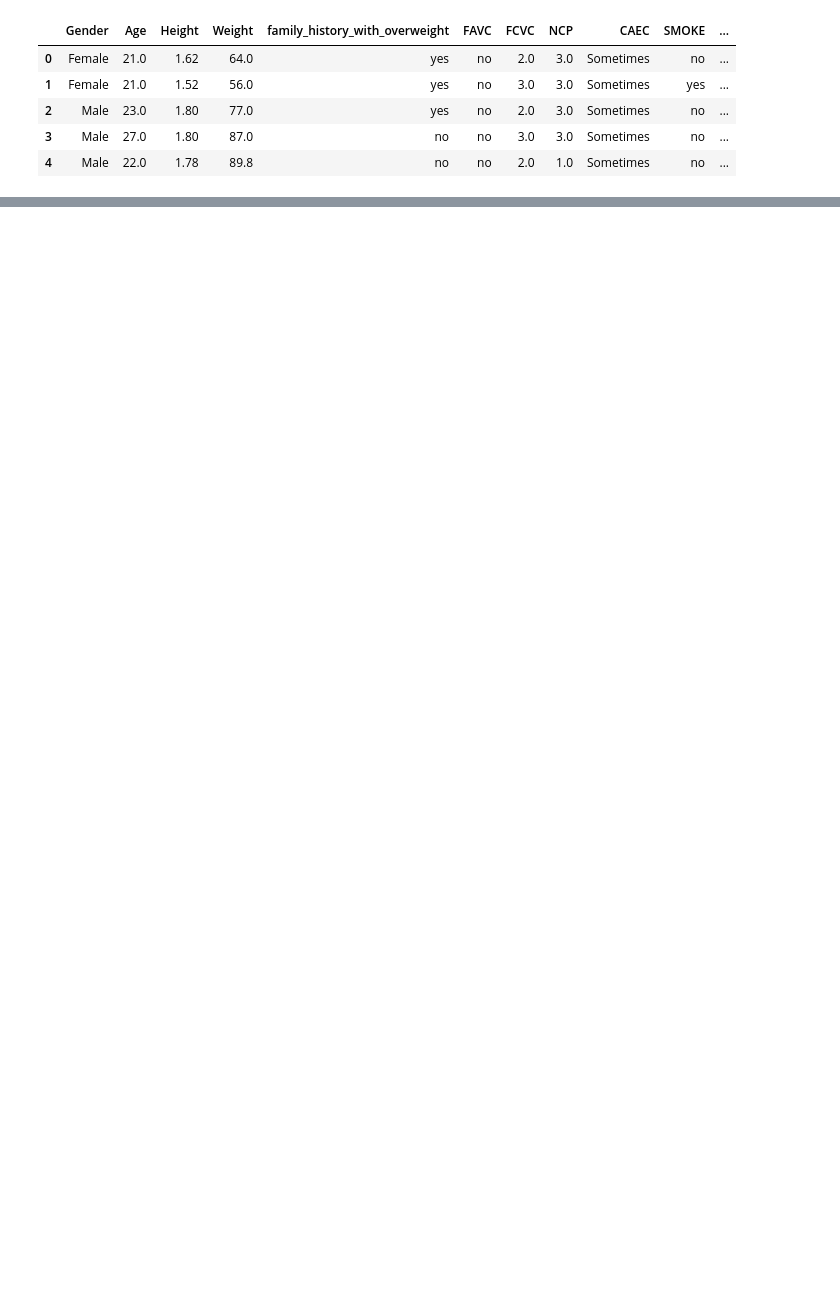
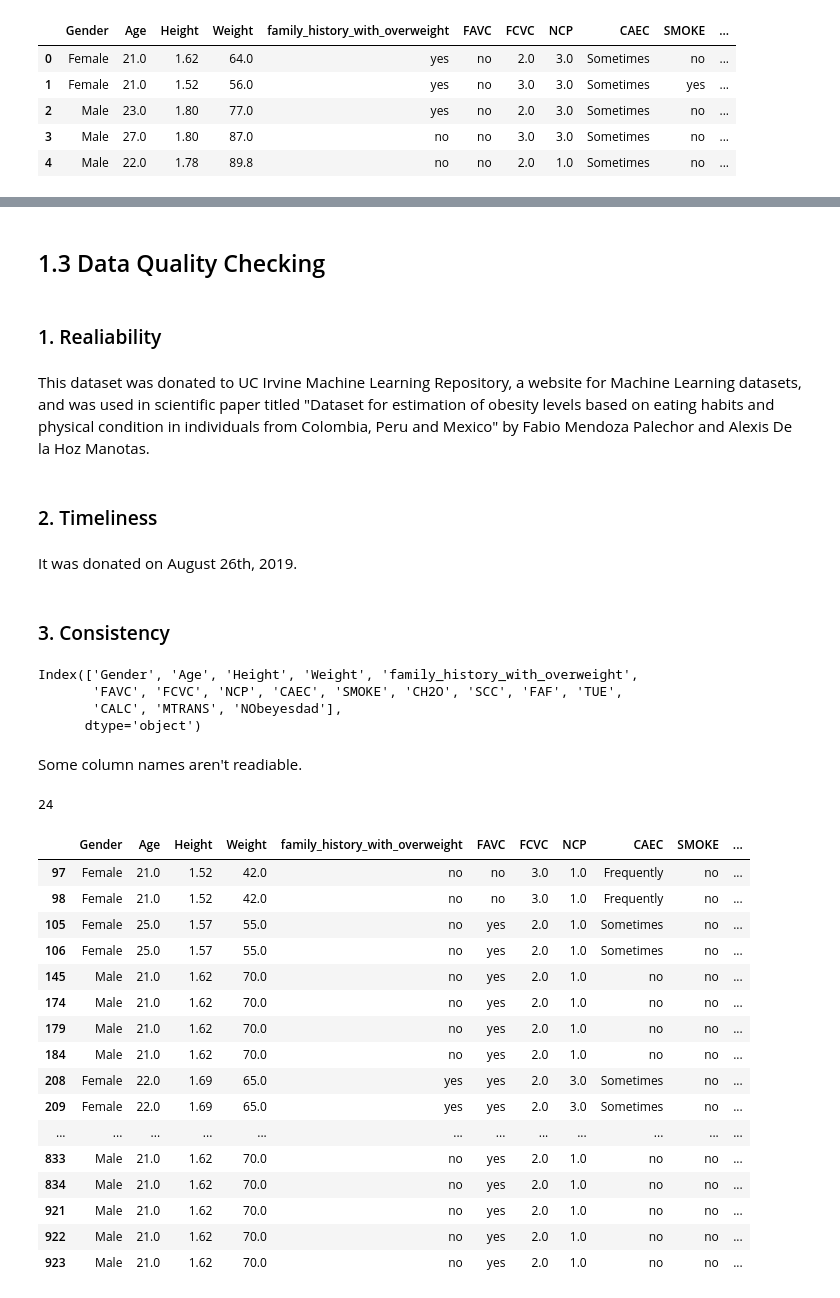
Before and after one commit to YaqeenData/obesity_level_clustering, a Jupyter notebook: clustering.ipynb, the cells around one changed output, grey strips where cells are left out. Saved outputs shown, nothing was run; the diff lists cells and outputs as text; code cells hidden in the pictures; blank space fills up the shorter version.

```diff
--- a/clustering.ipynb
+++ b/clustering.ipynb
@@ -53,0 +179,45 @@ df.head()
+# %% [markdown]
+## 1.3 Data Quality Checking
+# %% [markdown]
+### 1. Realiability
+# %% [markdown]
+This dataset was donated to UC Irvine Machine Learning Repository, a website for Machine Learning datasets, and was used in scientific paper titled "Dataset for estimation of obesity levels based on eating habits and physical condition in individuals from Colombia, Peru and Mexico" by Fabio Mendoza Palechor and Alexis De la Hoz Manotas.
+# %% [markdown]
+### 2. Timeliness
+# %% [markdown]
+It was donated on August 26th, 2019.
+# %% [markdown]
+### 3. Consistency
+# %%
+df.columns
+# %% [output]
+Index(['Gender', 'Age', 'Height', 'Weight', 'family_history_with_overweight',
+       'FAVC', 'FCVC', 'NCP', 'CAEC', 'SMOKE', 'CH2O', 'SCC', 'FAF', 'TUE',
+       'CALC', 'MTRANS', 'NObeyesdad'],
+      dtype='object')
+# %% [markdown]
+Some column names aren't readiable.
+# %%
+df.duplicated().sum()
+# %% [output]
+24
+# %%
+df[df.duplicated(keep=False)]
+# %% [output]
+|  | Gender | Age | Height | Weight | family_history_with_overweight | FAVC | FCVC | NCP | CAEC | SMOKE | ... |
+| 97 | Female | 21.0 | 1.52 | 42.0 | no | no | 3.0 | 1.0 | Frequently | no | ... |
+| 98 | Female | 21.0 | 1.52 | 42.0 | no | no | 3.0 | 1.0 | Frequently | no | ... |
+| 105 | Female | 25.0 | 1.57 | 55.0 | no | yes | 2.0 | 1.0 | Sometimes | no | ... |
+| 106 | Female | 25.0 | 1.57 | 55.0 | no | yes | 2.0 | 1.0 | Sometimes | no | ... |
+| 145 | Male | 21.0 | 1.62 | 70.0 | no | yes | 2.0 | 1.0 | no | no | ... |
+| 174 | Male | 21.0 | 1.62 | 70.0 | no | yes | 2.0 | 1.0 | no | no | ... |
+| 179 | Male | 21.0 | 1.62 | 70.0 | no | yes | 2.0 | 1.0 | no | no | ... |
+| 184 | Male | 21.0 | 1.62 | 70.0 | no | yes | 2.0 | 1.0 | no | no | ... |
+| 208 | Female | 22.0 | 1.69 | 65.0 | yes | yes | 2.0 | 3.0 | Sometimes | no | ... |
+| 209 | Female | 22.0 | 1.69 | 65.0 | yes | yes | 2.0 | 3.0 | Sometimes | no | ... |
+| ... | ... | ... | ... | ... | ... | ... | ... | ... | ... | ... | ... |
+| 833 | Male | 21.0 | 1.62 | 70.0 | no | yes | 2.0 | 1.0 | no | no | ... |
+| 834 | Male | 21.0 | 1.62 | 70.0 | no | yes | 2.0 | 1.0 | no | no | ... |
+| 921 | Male | 21.0 | 1.62 | 70.0 | no | yes | 2.0 | 1.0 | no | no | ... |
+| 922 | Male | 21.0 | 1.62 | 70.0 | no | yes | 2.0 | 1.0 | no | no | ... |
+| 923 | Male | 21.0 | 1.62 | 70.0 | no | yes | 2.0 | 1.0 | no | no | ... |
```
Also changed, not shown: parts of 32 cells of this notebook.
